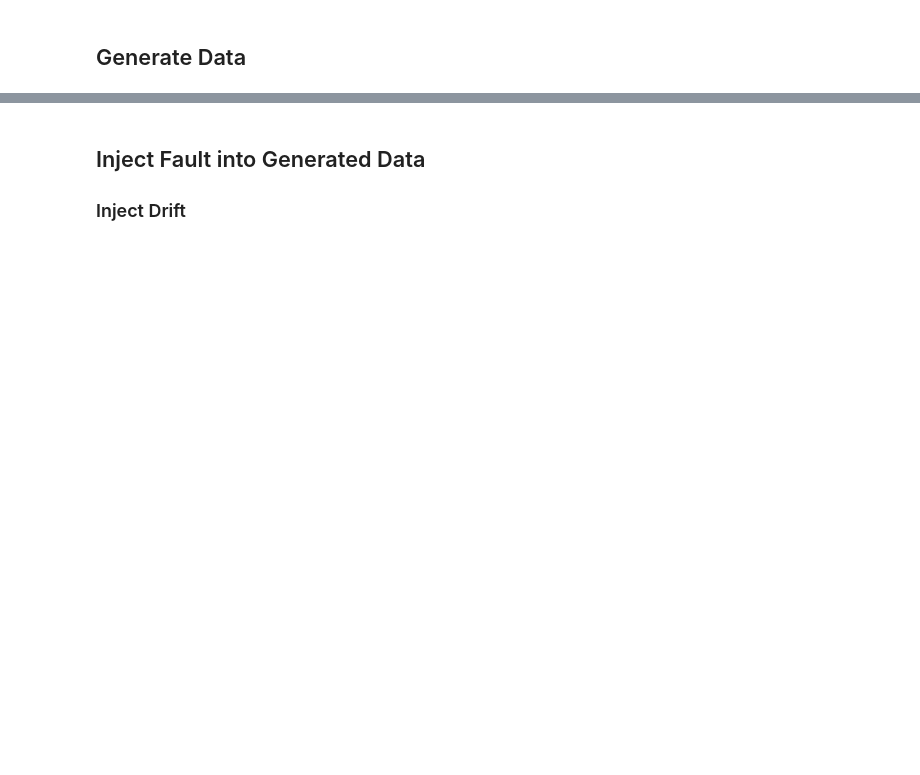
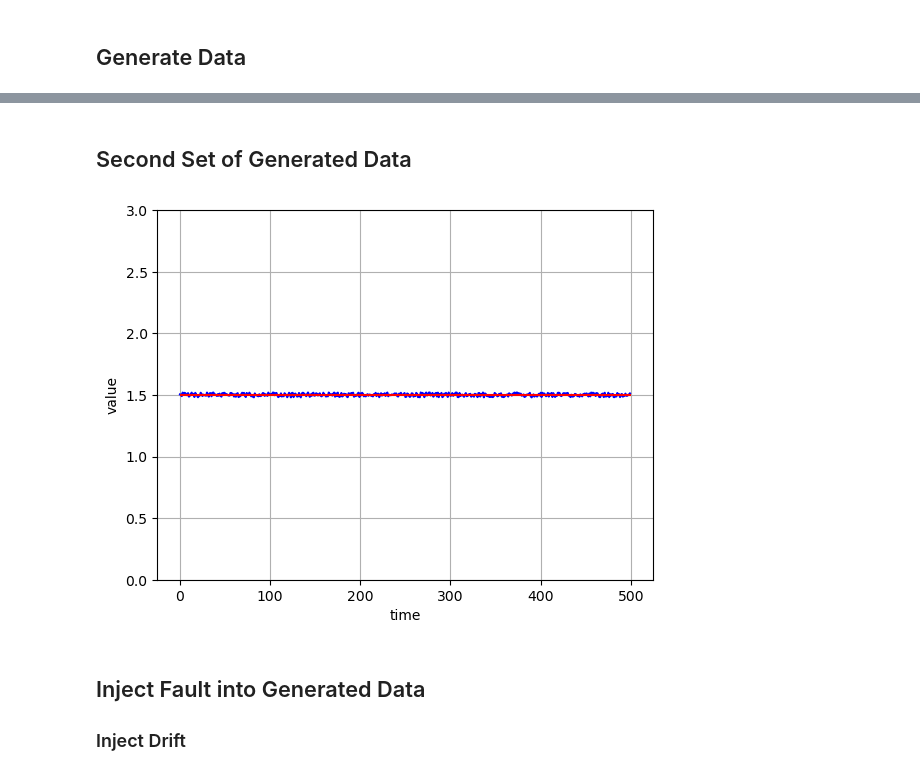
Before and after one commit to vtnsi/fault_injector, a Jupyter notebook: demo.ipynb, the cells around one changed output, grey strips where cells are left out. Saved outputs shown, nothing was run; the diff lists cells and outputs as text; code cells hidden in the pictures; blank space fills up the shorter version.

```diff
--- a/demo.ipynb
+++ b/demo.ipynb
@@ -21,3 +23,15 @@ gen1.plot_values()
+# %% [markdown]
+## Second Set of Generated Data
+# %%
+gen2 = DataGen(rand_max+1, rand_min+1, size)
+
+# generate synthetic data
+gen2.random_gen()
+
+# view synthetic data
+gen2.plot_values()
+# %% [output]
+[figure, added]
 # %% [markdown]
 ## Inject Fault into Generated Data
 ### Inject Drift
```
Also changed, not shown: parts of 36 cells of this notebook, 29 other files.
